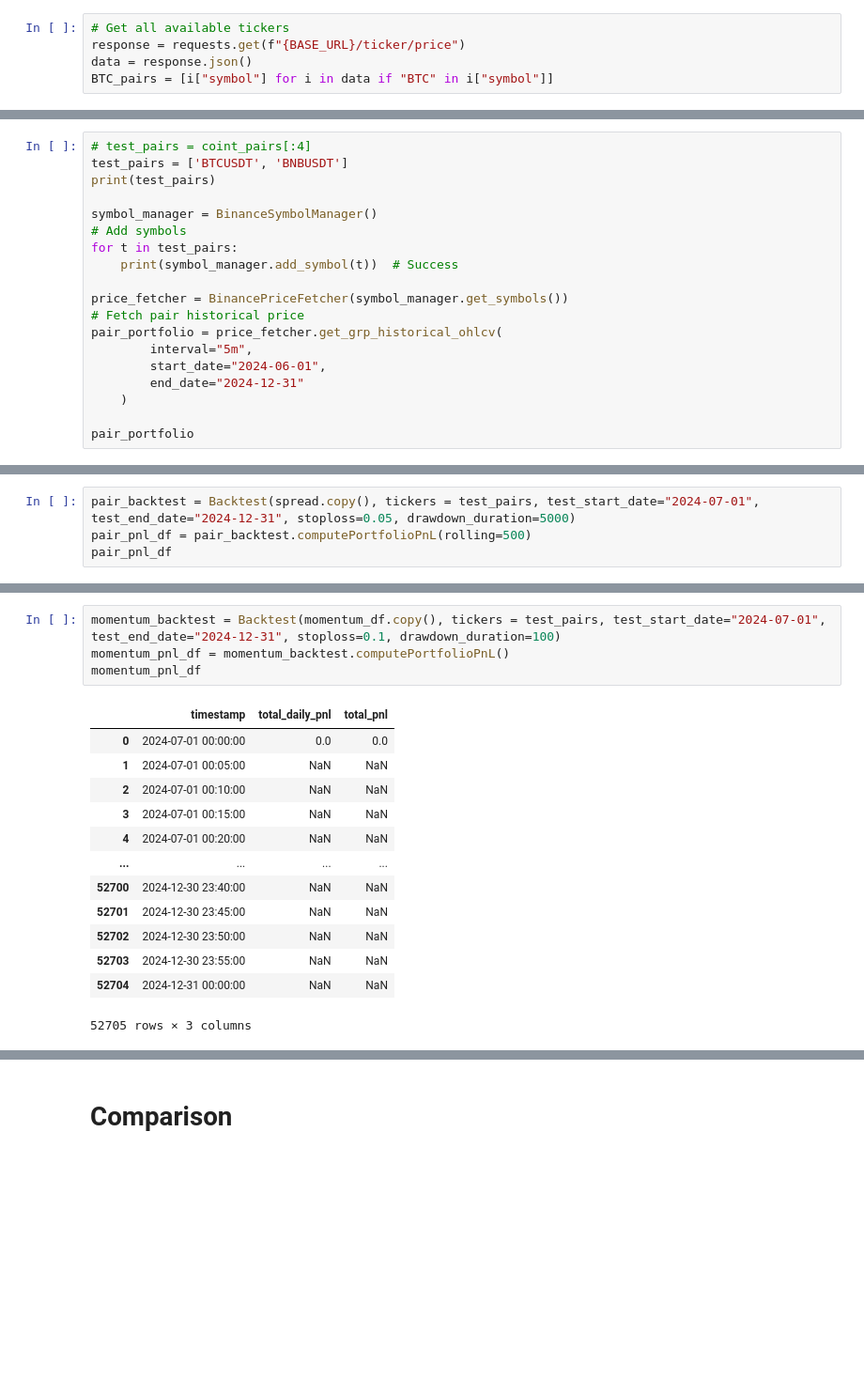
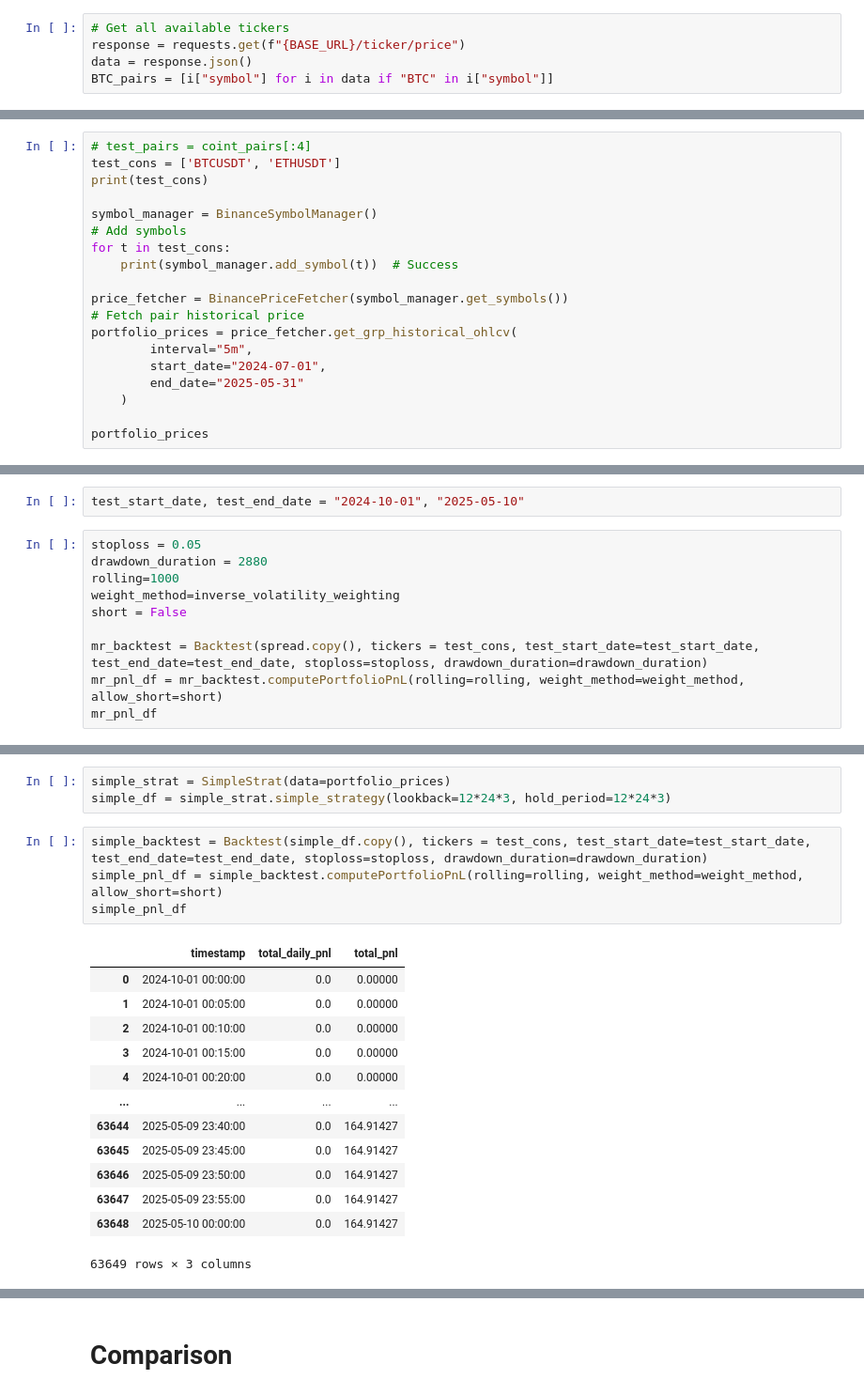
Before and after one commit to saltedpotato/qf635-microstructure-project, a Jupyter notebook: test_strats.ipynb, the cells around one changed output, grey strips where cells are left out. Shown: that part at 94% size. Saved outputs shown, nothing was run; the diff lists cells and outputs as text; blank space fills up the shorter version.

```diff
--- a/test_strats.ipynb
+++ b/test_strats.ipynb
@@ -24,20 +19,20 @@ len(coint_pairs)
 # %%
 # test_pairs = coint_pairs[:4]
-test_pairs = ['BTCUSDT', 'BNBUSDT']
-print(test_pairs)
+test_cons = ['BTCUSDT', 'ETHUSDT']
+print(test_cons)
 
 symbol_manager = BinanceSymbolManager()
 # Add symbols
-for t in test_pairs:
+for t in test_cons:
     print(symbol_manager.add_symbol(t))  # Success
 
 price_fetcher = BinancePriceFetcher(symbol_manager.get_symbols())
 # Fetch pair historical price
-pair_portfolio = price_fetcher.get_grp_historical_ohlcv(
+portfolio_prices = price_fetcher.get_grp_historical_ohlcv(
         interval="5m",
-        start_date="2024-06-01",
-        end_date="2024-12-31"
+        start_date="2024-07-01",
+        end_date="2025-05-31"
     )
 
-pair_portfolio
+portfolio_prices
 # %% [output]
@@ -340,6 +59,14 @@ class Backtest:
+# %%
+test_start_date, test_end_date = "2024-10-01", "2025-05-10"
 # %%
-pair_backtest = Backtest(spread.copy(), tickers = test_pairs, test_start_date="2024-07-01", test_end_date="2024-12-31", stoploss=0.05, drawdown_duration=5000)
-pair_pnl_df = pair_backtest.computePortfolioPnL(rolling=500)
-pair_pnl_df
+stoploss = 0.05
+drawdown_duration = 2880
+rolling=1000
+weight_method=inverse_volatility_weighting
+short = False
+
+mr_backtest = Backtest(spread.copy(), tickers = test_cons, test_start_date=test_start_date, test_end_date=test_end_date, stoploss=stoploss, drawdown_duration=drawdown_duration)
+mr_pnl_df = mr_backtest.computePortfolioPnL(rolling=rolling, weight_method=weight_method, allow_short=short)
+mr_pnl_df
 # %% [output]
 |  | timestamp | total_daily_pnl | total_pnl |
@@ -386,18 +89,21 @@ momentum_df
+# %%
+simple_strat = SimpleStrat(data=portfolio_prices)
+simple_df = simple_strat.simple_strategy(lookback=12*24*3, hold_period=12*24*3)
 # %%
-momentum_backtest = Backtest(momentum_df.copy(), tickers = test_pairs, test_start_date="2024-07-01", test_end_date="2024-12-31", stoploss=0.1, drawdown_duration=100)
-momentum_pnl_df = momentum_backtest.computePortfolioPnL()
-momentum_pnl_df
+simple_backtest = Backtest(simple_df.copy(), tickers = test_cons, test_start_date=test_start_date, test_end_date=test_end_date, stoploss=stoploss, drawdown_duration=drawdown_duration)
+simple_pnl_df = simple_backtest.computePortfolioPnL(rolling=rolling, weight_method=weight_method, allow_short=short)
+simple_pnl_df
 # %% [output]
 |  | timestamp | total_daily_pnl | total_pnl |
-| 0 | 2024-07-01 00:00:00 | 0.0 | 0.0 |
-| 1 | 2024-07-01 00:05:00 | NaN | NaN |
-| 2 | 2024-07-01 00:10:00 | NaN | NaN |
-| 3 | 2024-07-01 00:15:00 | NaN | NaN |
-| 4 | 2024-07-01 00:20:00 | NaN | NaN |
+| 0 | 2024-10-01 00:00:00 | 0.0 | 0.00000 |
+| 1 | 2024-10-01 00:05:00 | 0.0 | 0.00000 |
+| 2 | 2024-10-01 00:10:00 | 0.0 | 0.00000 |
+| 3 | 2024-10-01 00:15:00 | 0.0 | 0.00000 |
+| 4 | 2024-10-01 00:20:00 | 0.0 | 0.00000 |
 | ... | ... | ... | ... |
-| 52700 | 2024-12-30 23:40:00 | NaN | NaN |
-| 52701 | 2024-12-30 23:45:00 | NaN | NaN |
-| 52702 | 2024-12-30 23:50:00 | NaN | NaN |
-| 52703 | 2024-12-30 23:55:00 | NaN | NaN |
-| 52704 | 2024-12-31 00:00:00 | NaN | NaN |
+| 63644 | 2025-05-09 23:40:00 | 0.0 | 164.91427 |
+| 63645 | 2025-05-09 23:45:00 | 0.0 | 164.91427 |
+| 63646 | 2025-05-09 23:50:00 | 0.0 | 164.91427 |
+| 63647 | 2025-05-09 23:55:00 | 0.0 | 164.91427 |
+| 63648 | 2025-05-10 00:00:00 | 0.0 | 164.91427 |
-52705 rows × 3 columns
+63649 rows × 3 columns
```
Also changed, not shown: parts of 10 cells of this notebook, 3 other files.
